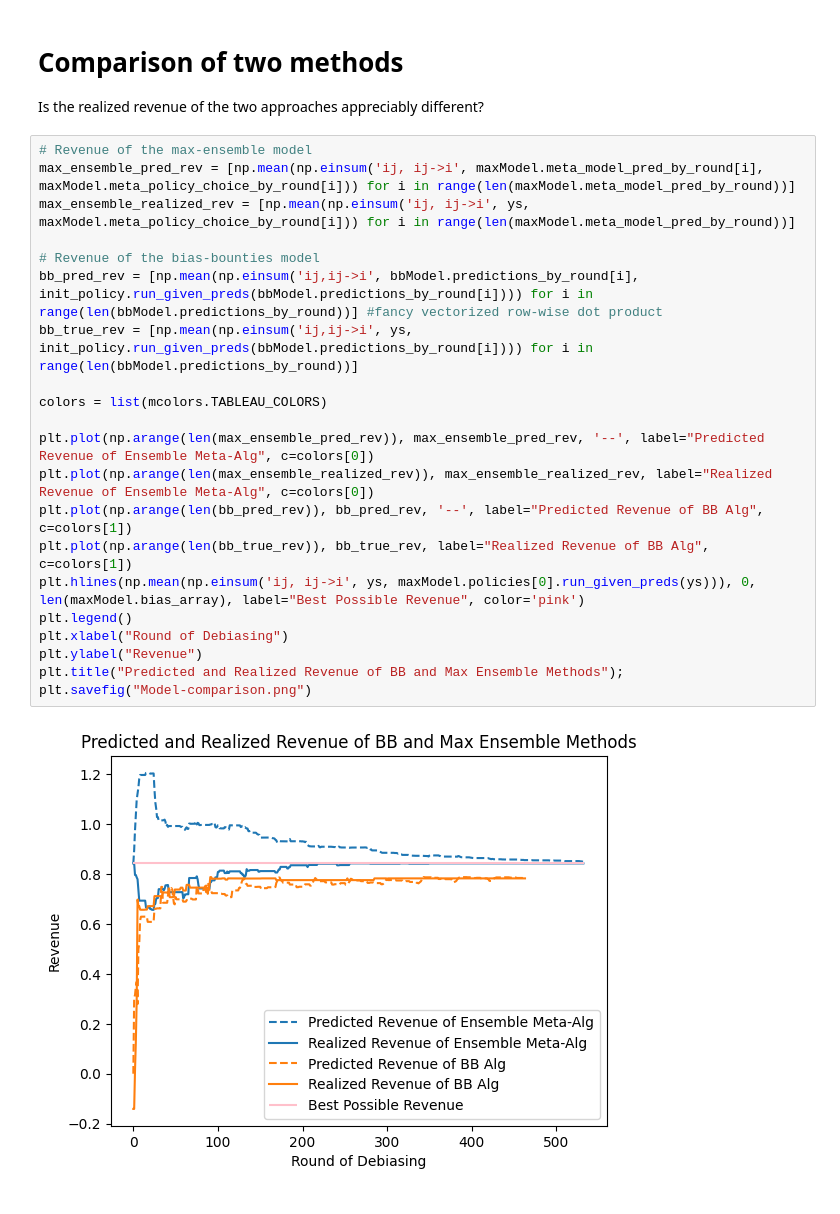
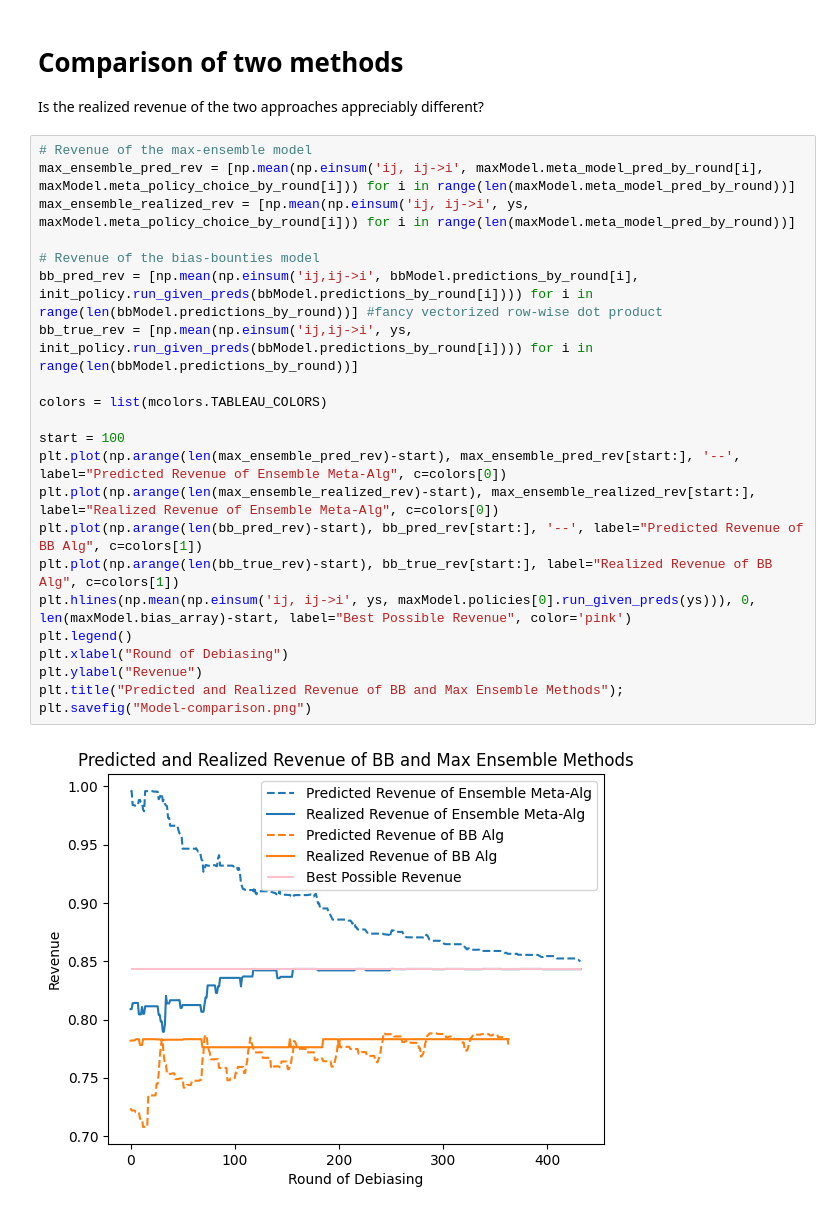
Before and after one commit to globusharris/ensembling-constrained-optimization, a Jupyter notebook: synthetic-experiments.ipynb, the cells around one changed output. Cells and saved outputs as stored; diff of their text form.

Commit message:
refactored and plots for michael

```diff
--- a/experiments.ipynb
+++ b/synthetic-experiments.ipynb
@@ -371,23 +371,24 @@ Is the realized revenue of the two approaches appreciably different?
 # %%
 # Revenue of the max-ensemble model
 max_ensemble_pred_rev = [np.mean(np.einsum('ij, ij->i', maxModel.meta_model_pred_by_round[i], maxModel.meta_policy_choice_by_round[i])) for i in range(len(maxModel.meta_model_pred_by_round))]
 max_ensemble_realized_rev = [np.mean(np.einsum('ij, ij->i', ys, maxModel.meta_policy_choice_by_round[i])) for i in range(len(maxModel.meta_model_pred_by_round))]
 
 # Revenue of the bias-bounties model
 bb_pred_rev = [np.mean(np.einsum('ij,ij->i', bbModel.predictions_by_round[i], init_policy.run_given_preds(bbModel.predictions_by_round[i]))) for i in range(len(bbModel.predictions_by_round))] #fancy vectorized row-wise dot product
 bb_true_rev = [np.mean(np.einsum('ij,ij->i', ys, init_policy.run_given_preds(bbModel.predictions_by_round[i]))) for i in range(len(bbModel.predictions_by_round))]
 
 colors = list(mcolors.TABLEAU_COLORS)
 
-plt.plot(np.arange(len(max_ensemble_pred_rev)), max_ensemble_pred_rev, '--', label="Predicted Revenue of Ensemble Meta-Alg", c=colors[0])
-plt.plot(np.arange(len(max_ensemble_realized_rev)), max_ensemble_realized_rev, label="Realized Revenue of Ensemble Meta-Alg", c=colors[0])
-plt.plot(np.arange(len(bb_pred_rev)), bb_pred_rev, '--', label="Predicted Revenue of BB Alg", c=colors[1])
-plt.plot(np.arange(len(bb_true_rev)), bb_true_rev, label="Realized Revenue of BB Alg", c=colors[1])
-plt.hlines(np.mean(np.einsum('ij, ij->i', ys, maxModel.policies[0].run_given_preds(ys))), 0, len(maxModel.bias_array), label="Best Possible Revenue", color='pink')
+start = 100
+plt.plot(np.arange(len(max_ensemble_pred_rev)-start), max_ensemble_pred_rev[start:], '--', label="Predicted Revenue of Ensemble Meta-Alg", c=colors[0])
+plt.plot(np.arange(len(max_ensemble_realized_rev)-start), max_ensemble_realized_rev[start:], label="Realized Revenue of Ensemble Meta-Alg", c=colors[0])
+plt.plot(np.arange(len(bb_pred_rev)-start), bb_pred_rev[start:], '--', label="Predicted Revenue of BB Alg", c=colors[1])
+plt.plot(np.arange(len(bb_true_rev)-start), bb_true_rev[start:], label="Realized Revenue of BB Alg", c=colors[1])
+plt.hlines(np.mean(np.einsum('ij, ij->i', ys, maxModel.policies[0].run_given_preds(ys))), 0, len(maxModel.bias_array)-start, label="Best Possible Revenue", color='pink')
 plt.legend()
 plt.xlabel("Round of Debiasing")
 plt.ylabel("Revenue")
 plt.title("Predicted and Realized Revenue of BB and Max Ensemble Methods");
 plt.savefig("Model-comparison.png")
 # %% [output]
-[figure, old version]
+[figure, new version]
```
Also changed, not shown: parts of 2 cells of this notebook.
